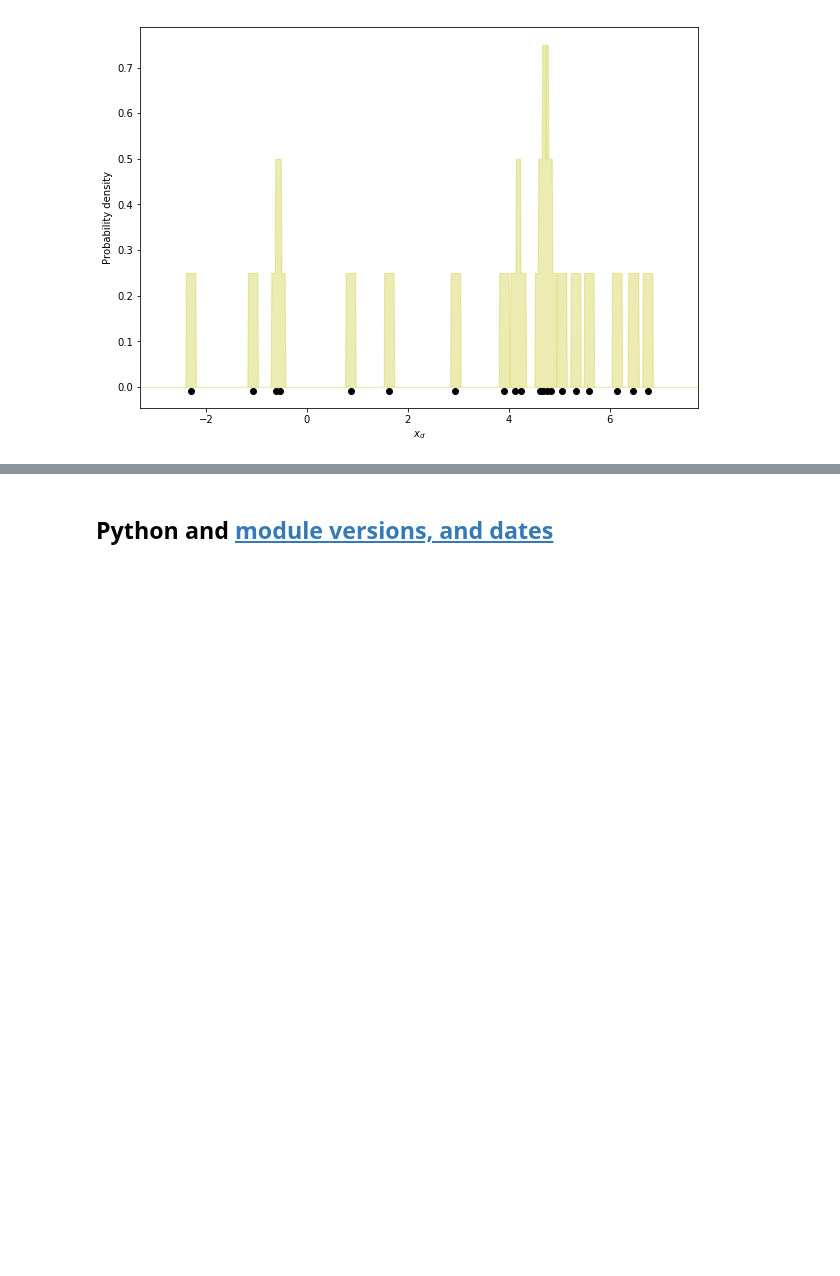
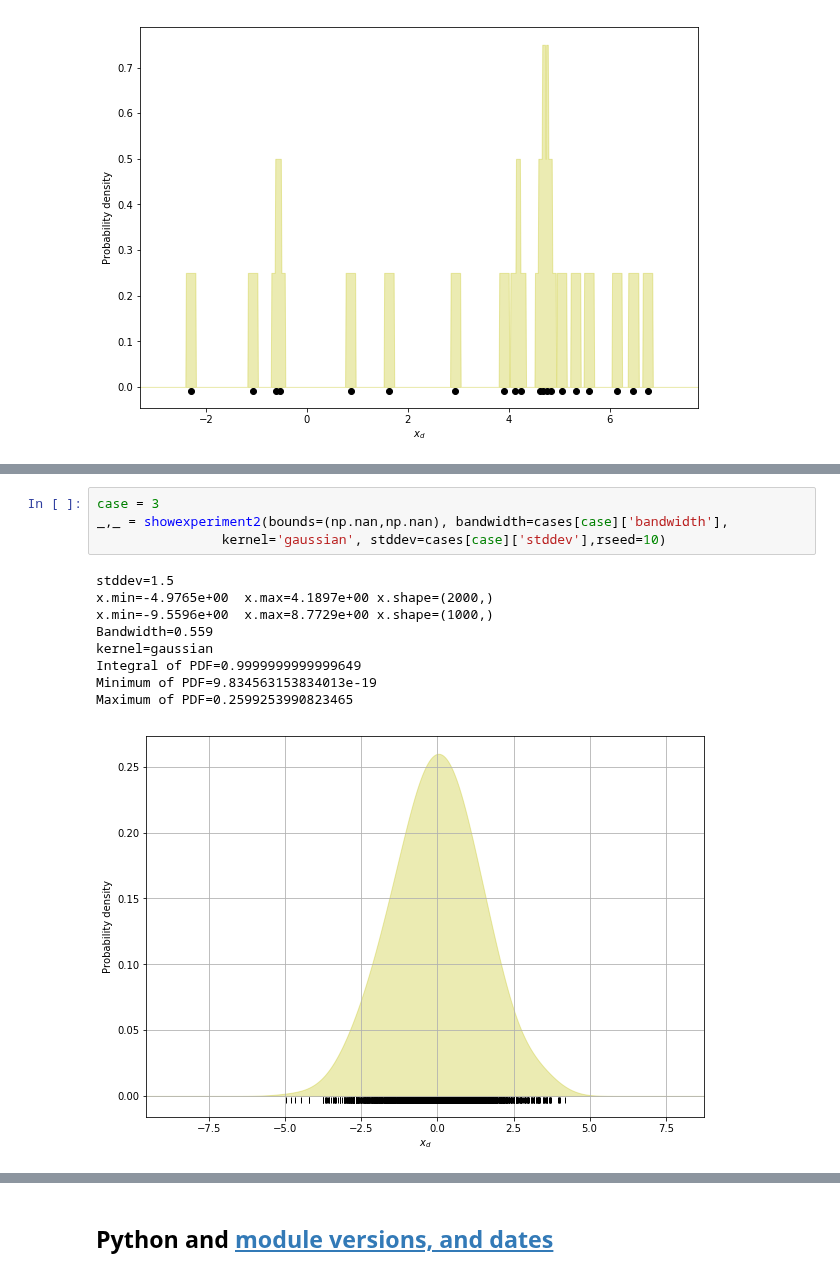
Before and after one commit to NelisW/PythonNotesToSelf, a Jupyter notebook: KernelDensityEstimation/KernelDensityEstimation.ipynb, the cells around one changed output, grey strips where cells are left out. Cells and saved outputs as stored; diff of their text form; blank space fills up the shorter version.

```diff
--- a/KernelDensityEstimation/KernelDensityEstimation.ipynb
+++ b/KernelDensityEstimation/KernelDensityEstimation.ipynb
@@ -393,0 +523,14 @@ Integral of PDF=1.0006464514514513
+# %%
+case = 3
+_,_ = showexperiment2(bounds=(np.nan,np.nan), bandwidth=cases[case]['bandwidth'],
+                kernel='gaussian', stddev=cases[case]['stddev'],rseed=10)
+# %% [output]
+stddev=1.5
+x.min=-4.9765e+00  x.max=4.1897e+00 x.shape=(2000,)
+x.min=-9.5596e+00  x.max=8.7729e+00 x.shape=(1000,)
+Bandwidth=0.559
+kernel=gaussian
+Integral of PDF=0.9999999999999649
+Minimum of PDF=9.834563153834013e-19
+Maximum of PDF=0.2599253990823465
+[figure, added]
```
Also changed, not shown: parts of 26 cells of this notebook.
